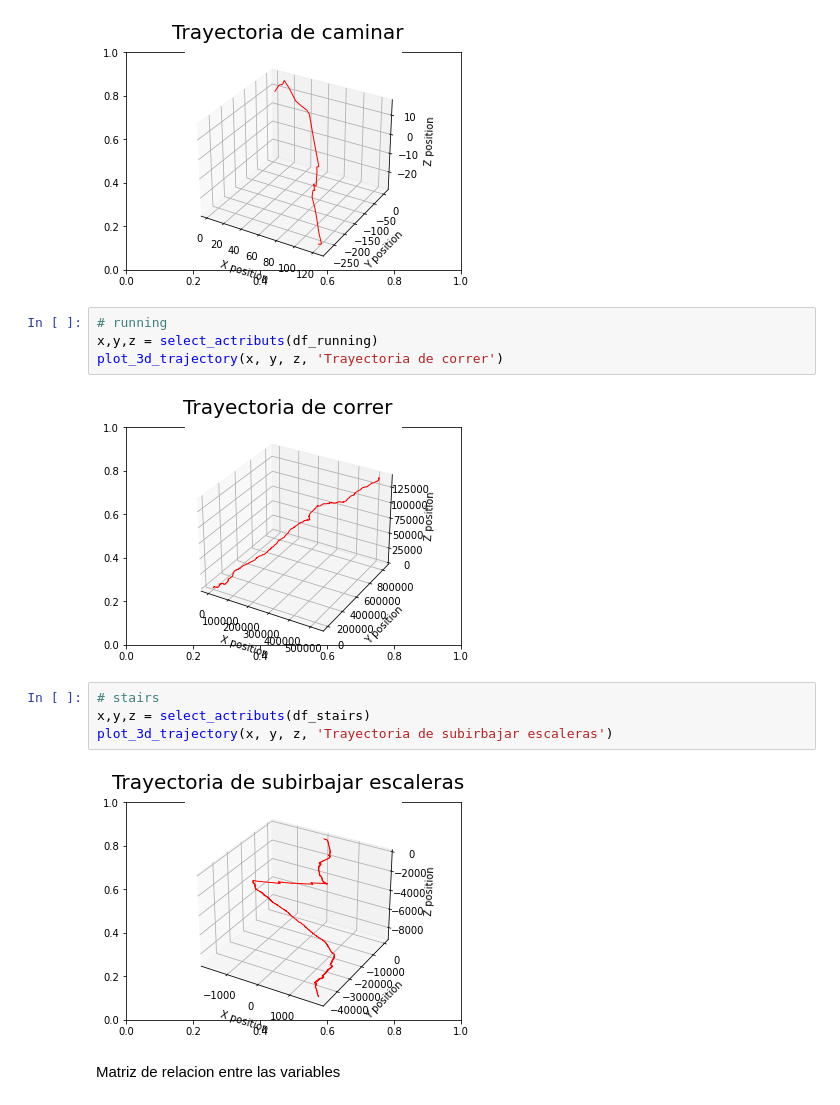
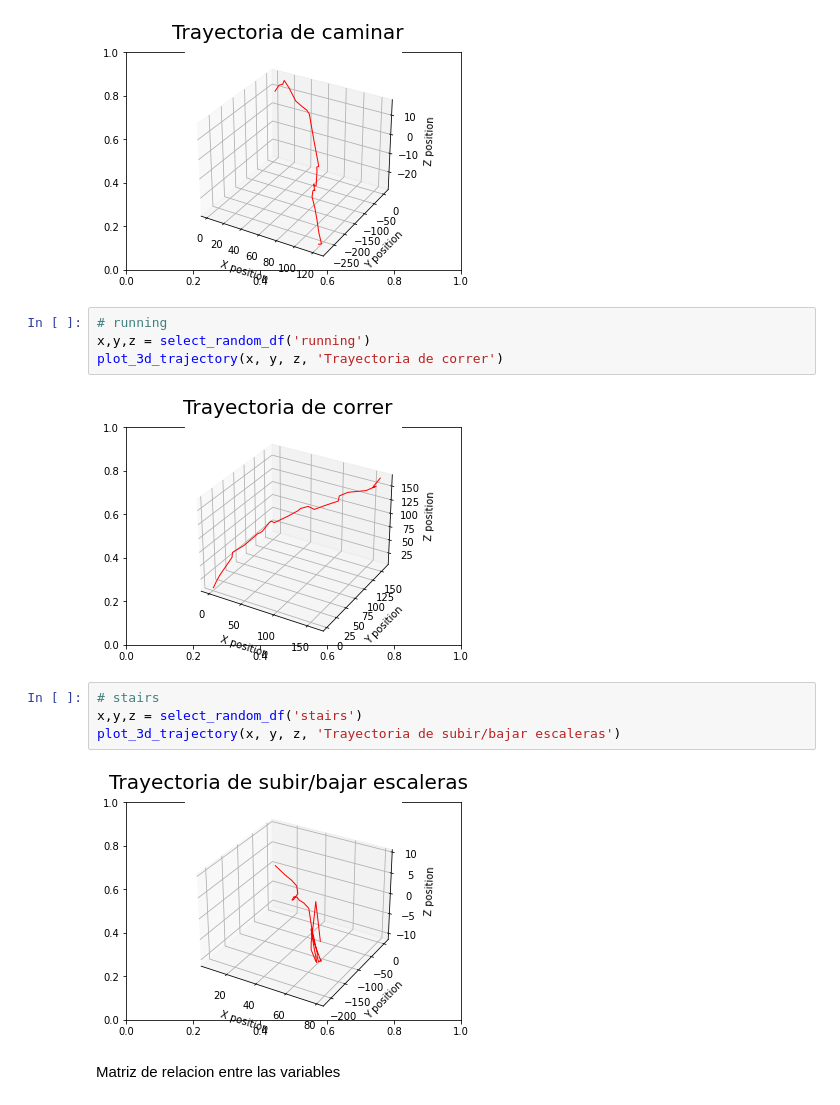
Before and after one commit to migueldemollet/Activity-Recognition, a Jupyter notebook: result.ipynb, the cells around one changed output. Cells and saved outputs as stored; diff of their text form.

```diff
--- a/result.ipynb
+++ b/result.ipynb
@@ -177,16 +196,16 @@ plot_3d_trajectory(x, y, z, 'Trayectoria de caminar')
 [figure]
 # %%
 # running
-x,y,z = select_actributs(df_running)
+x,y,z = select_random_df('running')
 plot_3d_trajectory(x, y, z, 'Trayectoria de correr')
 # %% [output]
-[figure, old version]
+[figure, new version]
 # %%
 # stairs
-x,y,z = select_actributs(df_stairs)
-plot_3d_trajectory(x, y, z, 'Trayectoria de subirbajar escaleras')
+x,y,z = select_random_df('stairs')
+plot_3d_trajectory(x, y, z, 'Trayectoria de subir/bajar escaleras')
 # %% [output]
-[figure, old version]
+[figure, new version]
 # %% [markdown]
 Matriz de relacion entre las variables
 # %%
```
Also changed, not shown: parts of 14 cells of this notebook.
